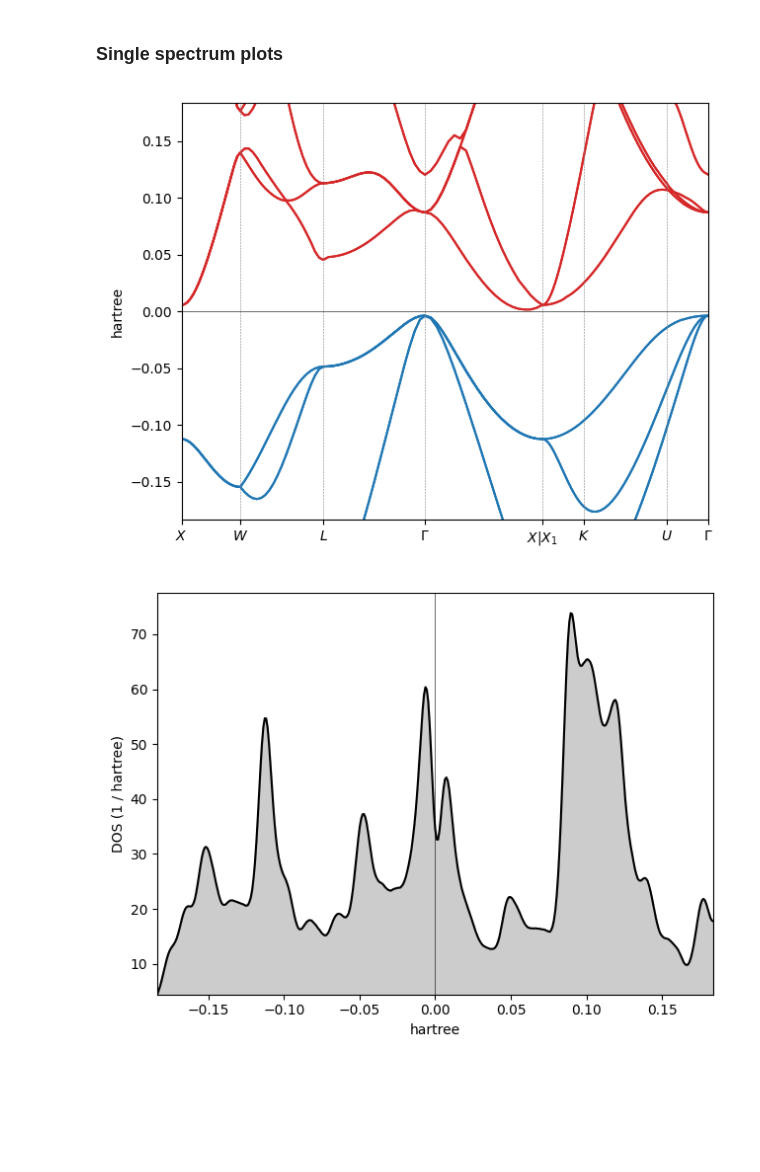
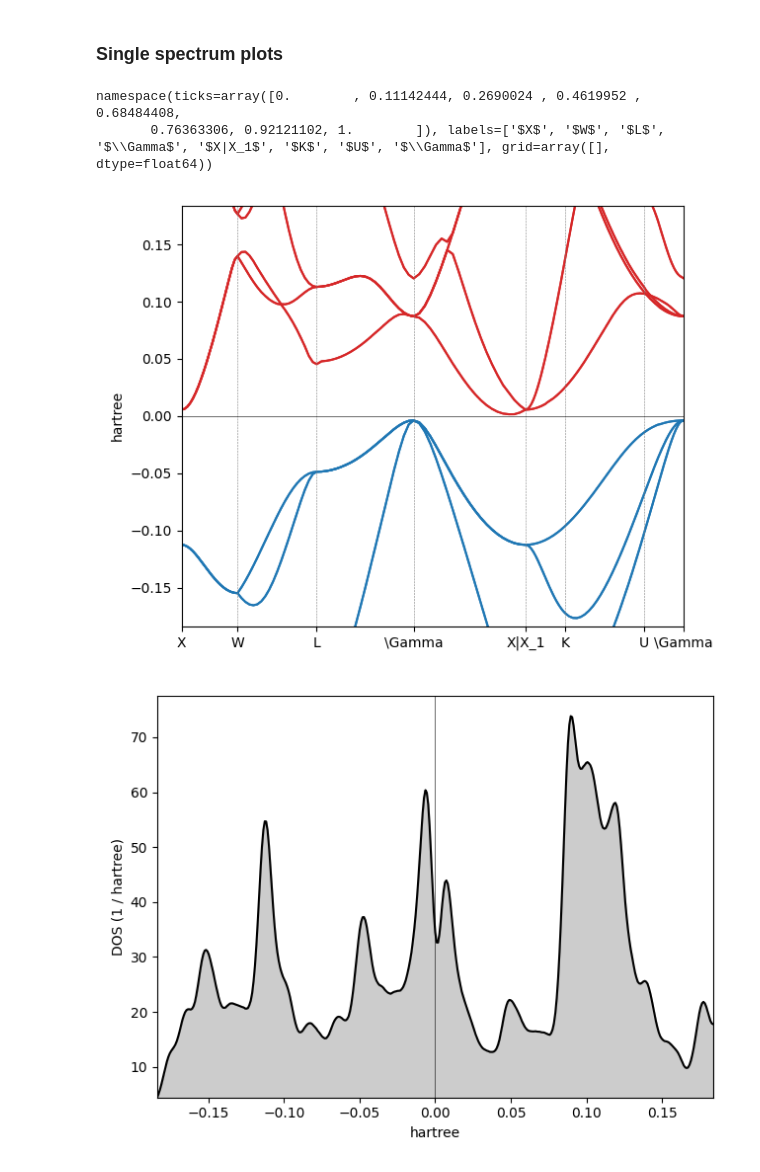
Before and after one commit to Lattay/YAIV, a Jupyter notebook: Tutorial/plot.ipynb, the cells around one changed output. Cells and saved outputs as stored; diff of their text form; code cells hidden in the pictures; blank space fills up the shorter version.

```diff
--- a/Tutorial/plot.ipynb
+++ b/Tutorial/plot.ipynb
@@ -38,11 +38,16 @@ import matplotlib.pyplot as plt
 # %%
 bands=spectrum.ElectronBands('data/qe/results_bands/bands.xml')
 bands.kpath=grep.kpath('data/qe/results_bands/Si.bands.pwi')
 ax=plot.bands(bands,
-           window=[-5,5]*ureg.eV)
+              window=[-5,5]*ureg.eV)
+labels = [t.get_text() for t in ax.get_xticklabels()]
+ax.set_xticklabels([f"{l.strip('$')}" for l in labels])
+plt.tight_layout()
 plt.show()
 # %% [output]
+namespace(ticks=array([0.        , 0.11142444, 0.2690024 , 0.4619952 , 0.68484408,
+       0.76363306, 0.92121102, 1.        ]), labels=['$X$', '$W$', '$L$', '$\\Gamma$', '$X|X_1$', '$K$', '$U$', '$\\Gamma$'], grid=array([], dtype=float64))
-[figure, old version]
+[figure, new version]
 # %%
 bands=spectrum.ElectronBands('data/qe/results_bands/bands.xml')
 ax=plot.DOS(bands,
```
Also changed, not shown: parts of 2 cells of this notebook, 2 other files.
